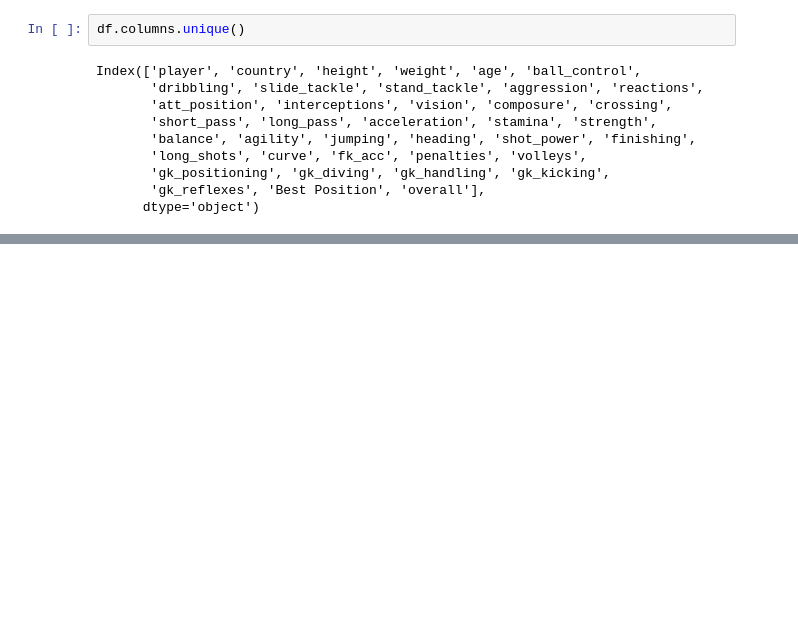
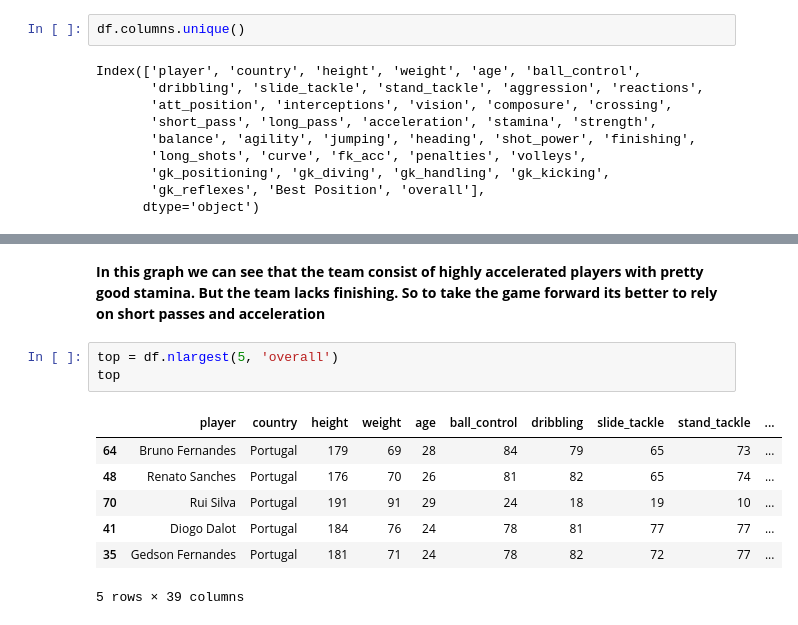
Before and after one commit to SIDHARTHMS26/Portugal-Player-Analysis-and-Real-time-strategy-development, a Jupyter notebook: Portugal_Player_Analysis_and_Real_Time_Strategy.ipynb, the cells around one changed output, grey strips where cells are left out. Saved outputs shown, nothing was run; the diff lists cells and outputs as text; blank space fills up the shorter version.

```diff
--- a/Portugal_Player_Analysis_and_Real_Time_Strategy.ipynb
+++ b/Portugal_Player_Analysis_and_Real_Time_Strategy.ipynb
@@ -955,0 +968,13 @@ Index(['player', 'country', 'height', 'weight', 'age', 'ball_control',
+# %% [markdown]
+**In this graph we can see that the team consist of highly accelerated players with pretty good stamina. But the team lacks finishing. So to take the game forward its better to rely on short passes and acceleration**
+# %%
+top = df.nlargest(5, 'overall')
+top
+# %% [output]
+|  | player | country | height | weight | age | ball_control | dribbling | slide_tackle | stand_tackle | ... |
+| 64 | Bruno Fernandes | Portugal | 179 | 69 | 28 | 84 | 79 | 65 | 73 | ... |
+| 48 | Renato Sanches | Portugal | 176 | 70 | 26 | 81 | 82 | 65 | 74 | ... |
+| 70 | Rui Silva | Portugal | 191 | 91 | 29 | 24 | 18 | 19 | 10 | ... |
+| 41 | Diogo Dalot | Portugal | 184 | 76 | 24 | 78 | 81 | 77 | 77 | ... |
+| 35 | Gedson Fernandes | Portugal | 181 | 71 | 24 | 78 | 82 | 72 | 77 | ... |
+5 rows × 39 columns
```
Also changed, not shown: parts of 7 cells of this notebook.
